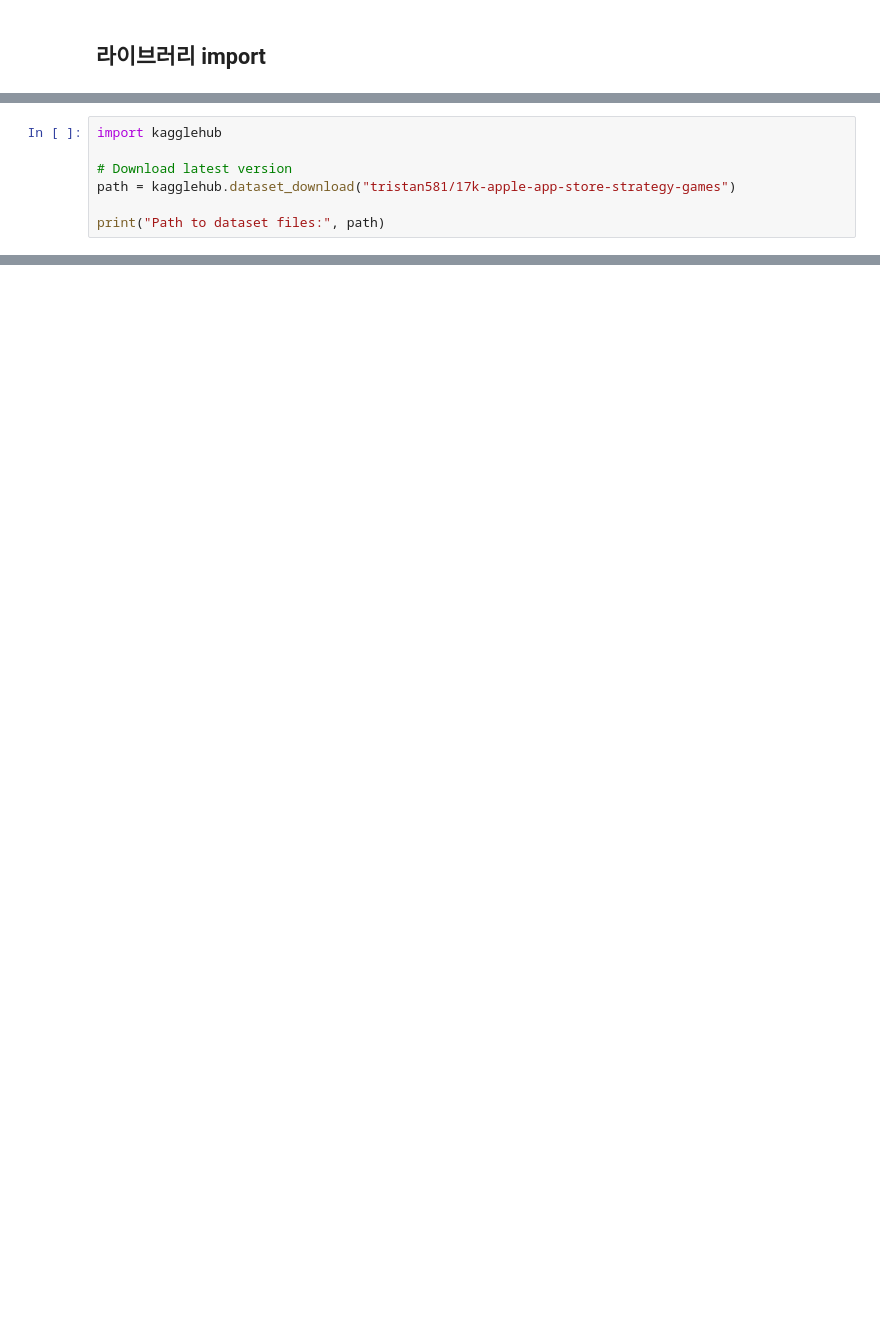
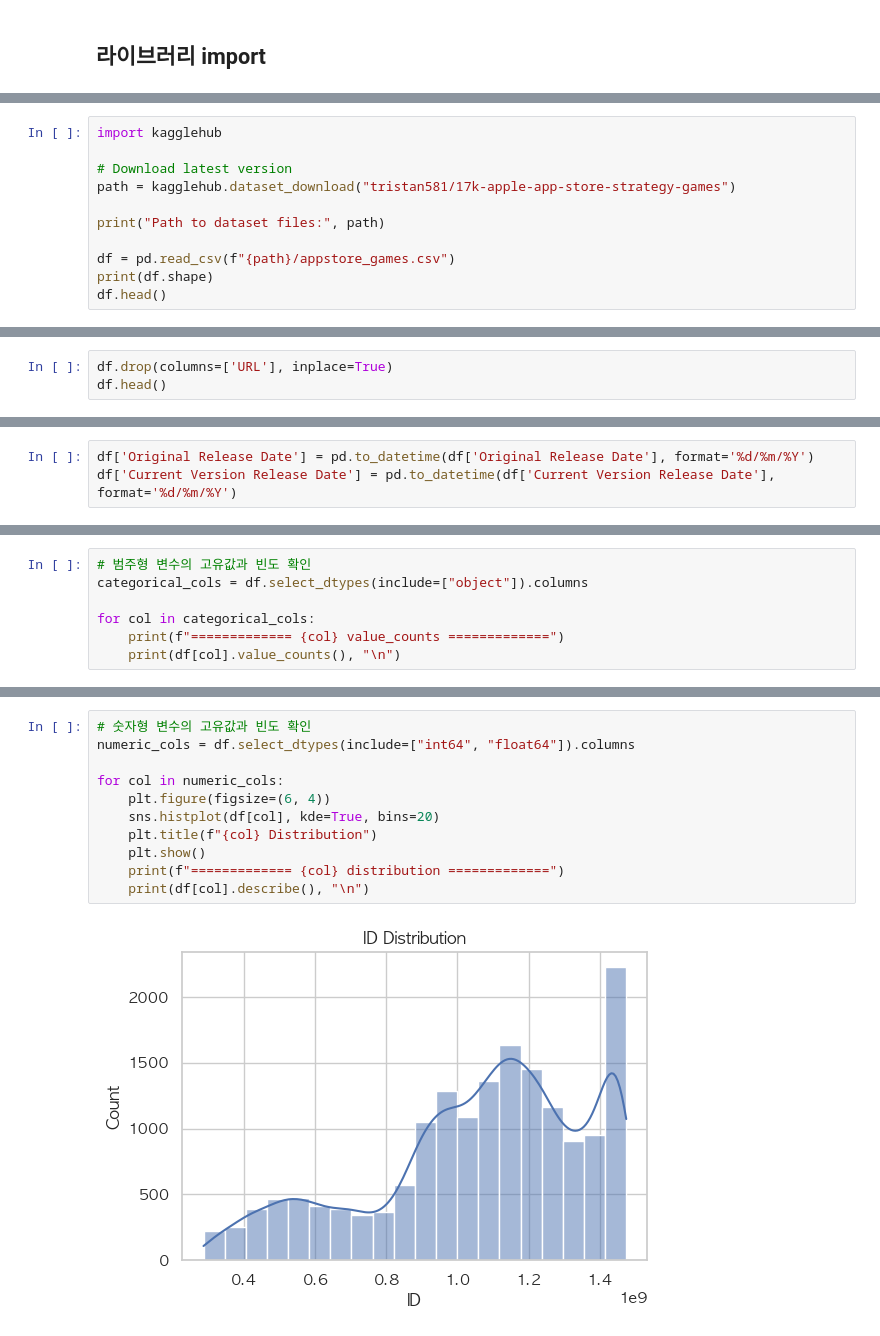
Before and after one commit to LoveBird-cute/appstore-strategy-games-eda, a Jupyter notebook: notebooks/strategy_games.ipynb, the cells around one changed output, grey strips where cells are left out. Drawn from its saved outputs; the diff is of its cells as text; blank space fills up the shorter version.

```diff
--- a/notebooks/strategy_games.ipynb
+++ b/notebooks/strategy_games.ipynb
@@ -48,3 +46,7 @@ import kagglehub
 path = kagglehub.dataset_download("tristan581/17k-apple-app-store-strategy-games")
 
 print("Path to dataset files:", path)
+
+df = pd.read_csv(f"{path}/appstore_games.csv")
+print(df.shape)
+df.head()
@@ -50,0 +74,3 @@ print("Path to dataset files:", path)
+# %%
+df.drop(columns=['URL'], inplace=True)
+df.head()
@@ -50,0 +86,3 @@ print("Path to dataset files:", path)
+# %%
+df['Original Release Date'] = pd.to_datetime(df['Original Release Date'], format='%d/%m/%Y')
+df['Current Version Release Date'] = pd.to_datetime(df['Current Version Release Date'], format='%d/%m/%Y')
@@ -50,0 +129,7 @@ print("Path to dataset files:", path)
+# %%
+# 범주형 변수의 고유값과 빈도 확인
+categorical_cols = df.select_dtypes(include=["object"]).columns
+
+for col in categorical_cols:
+    print(f"============= {col} value_counts =============")
+    print(df[col].value_counts(), "\n")
@@ -50,0 +162,13 @@ print("Path to dataset files:", path)
+# %%
+# 숫자형 변수의 고유값과 빈도 확인
+numeric_cols = df.select_dtypes(include=["int64", "float64"]).columns
+
+for col in numeric_cols:
+    plt.figure(figsize=(6, 4))
+    sns.histplot(df[col], kde=True, bins=20)
+    plt.title(f"{col} Distribution")
+    plt.show()
+    print(f"============= {col} distribution =============")
+    print(df[col].describe(), "\n")
+# %% [output]
+[figure, added]
```
Also changed, not shown: parts of 66 cells of this notebook.
